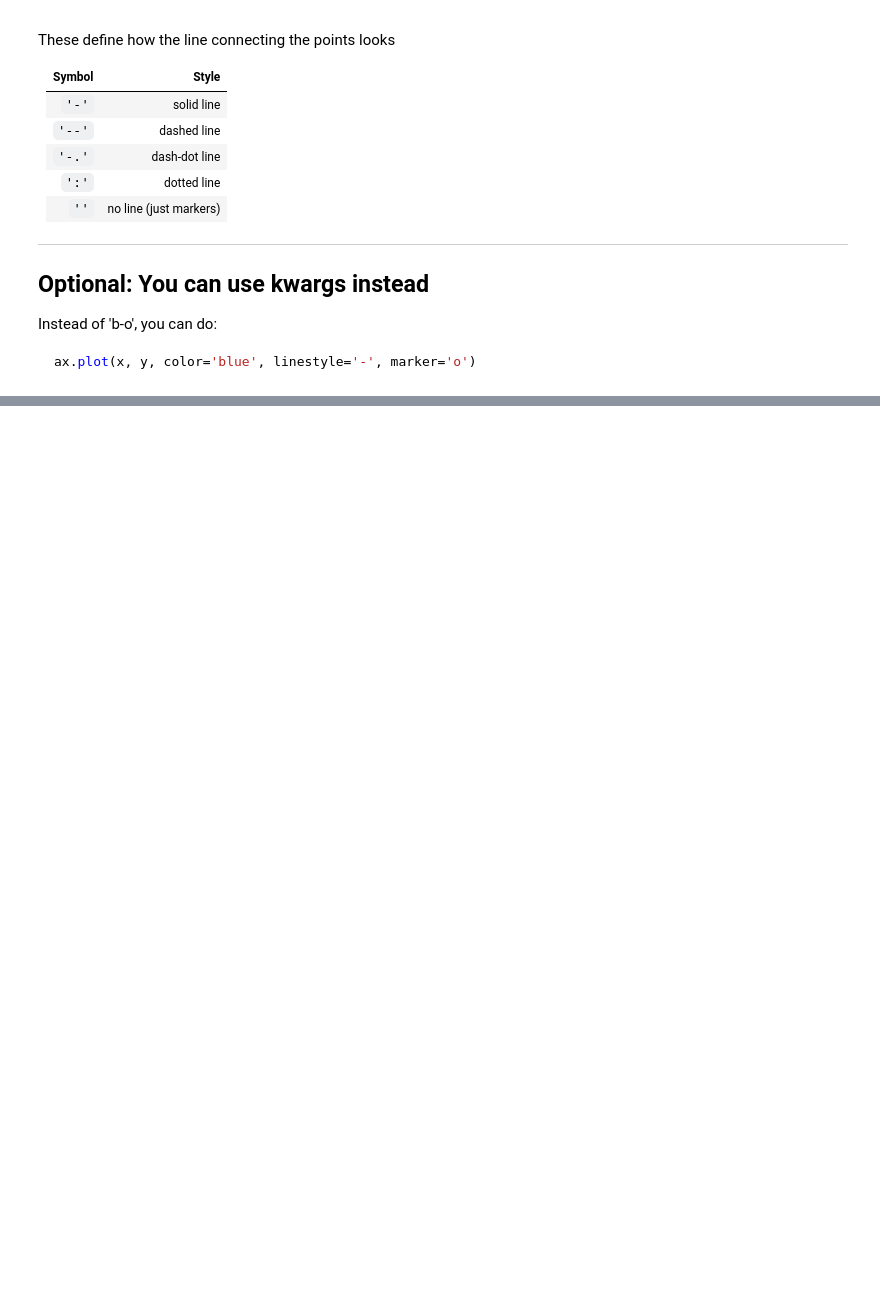
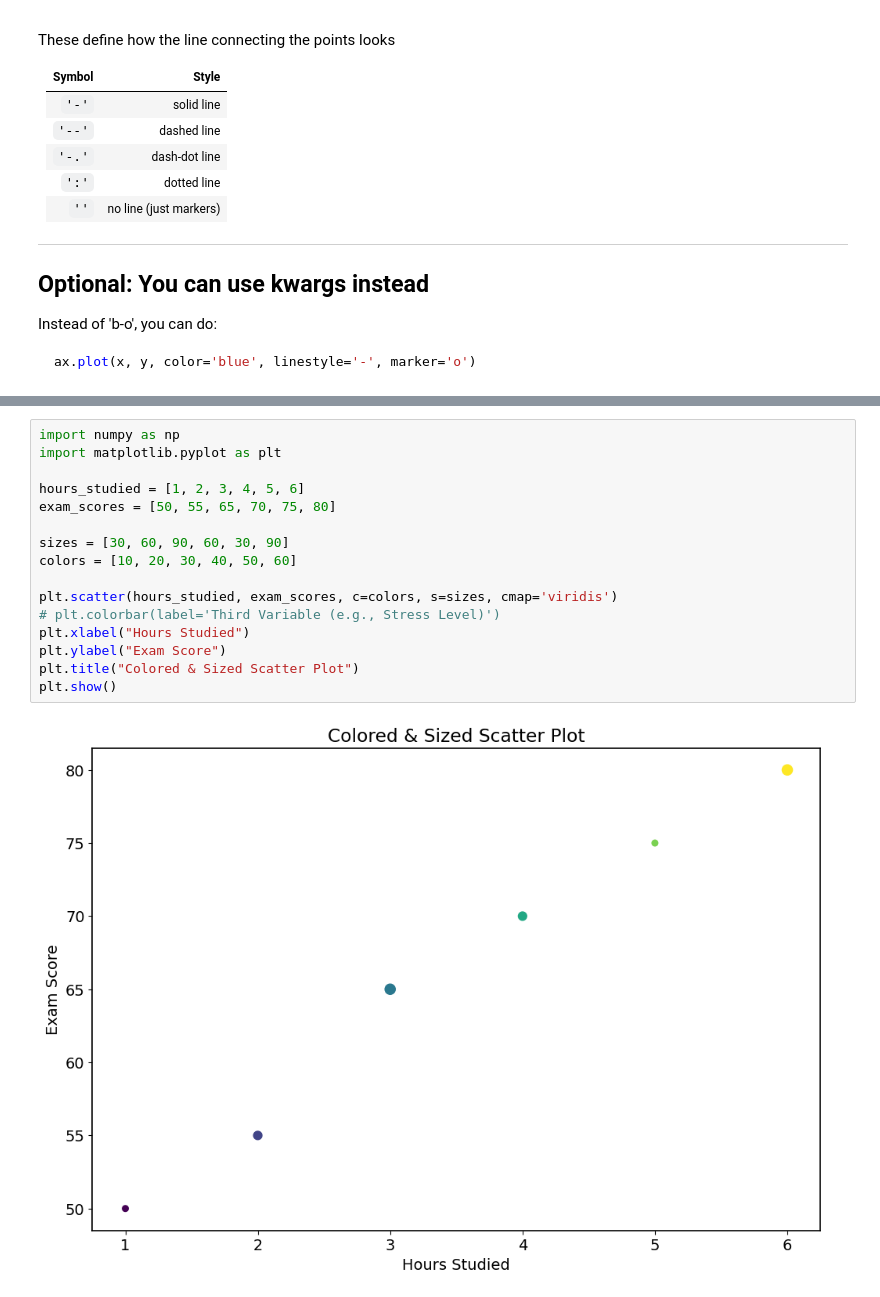
Before and after one commit to himanshusingh0905/ML-Notes, a Jupyter notebook: matplotlib.ipynb, the cells around one changed output, grey strips where cells are left out. Drawn from its saved outputs; the diff is of its cells as text; blank space fills up the shorter version.

```diff
--- a/matplotlib.ipynb
+++ b/matplotlib.ipynb
@@ -169,0 +256,18 @@ ax.set_in_layout(True)
+# %%
+import numpy as np
+import matplotlib.pyplot as plt
+
+hours_studied = [1, 2, 3, 4, 5, 6]
+exam_scores = [50, 55, 65, 70, 75, 80]
+
+sizes = [30, 60, 90, 60, 30, 90]
+colors = [10, 20, 30, 40, 50, 60]
+
+plt.scatter(hours_studied, exam_scores, c=colors, s=sizes, cmap='viridis')
+# plt.colorbar(label='Third Variable (e.g., Stress Level)')
+plt.xlabel("Hours Studied")
+plt.ylabel("Exam Score")
+plt.title("Colored & Sized Scatter Plot")
+plt.show()
+# %% [output]
+[figure, added]
```
Also changed, not shown: parts of 26 cells of this notebook, 5 other files.
